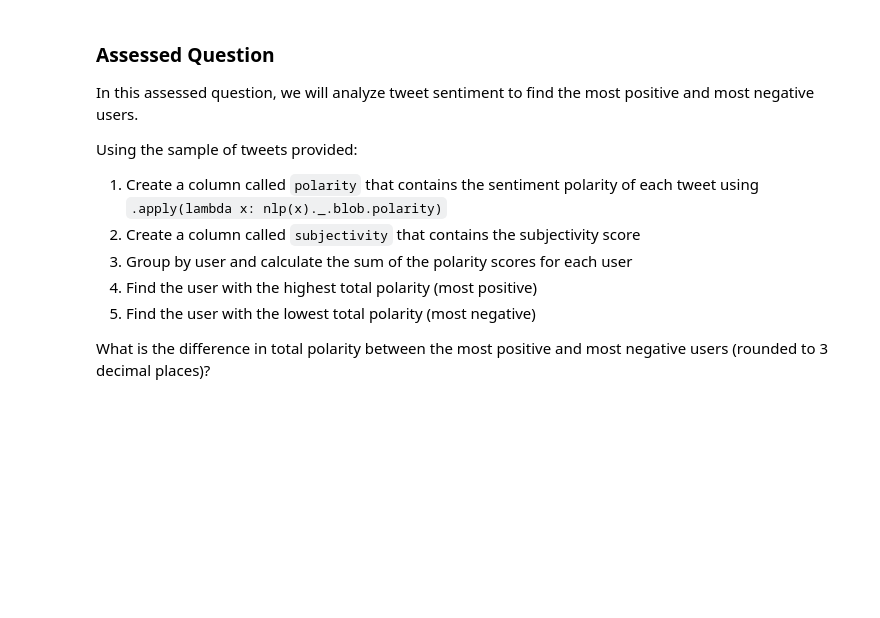
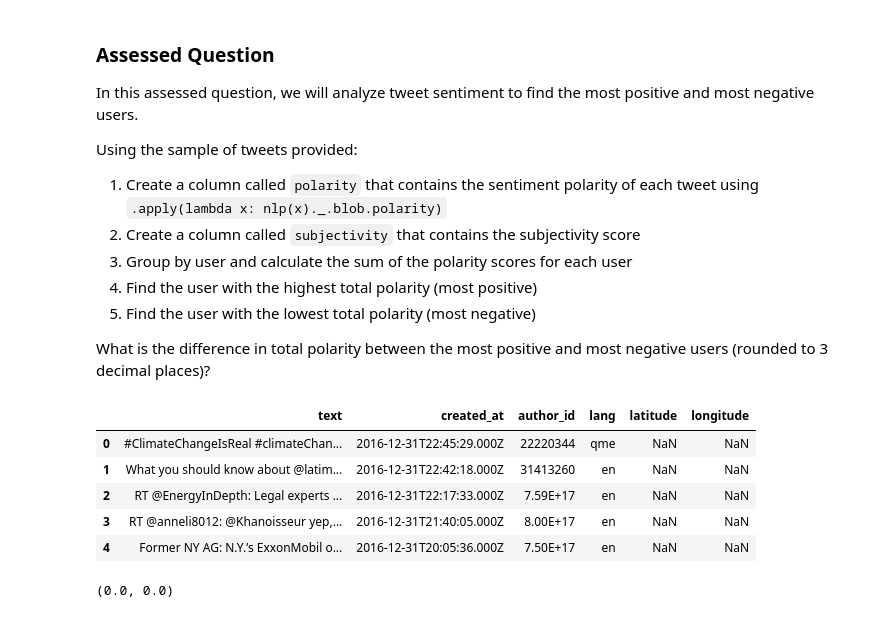
Before and after one commit to mba3291/QM2, a Jupyter notebook: W4_Natural_Language_Processing_Student_Version.ipynb, the cells around one changed output. Cells and saved outputs as stored; diff of their text form; code cells hidden in the pictures; blank space fills up the shorter version.

```diff
--- a/W4_Natural_Language_Processing_Student_Version.ipynb
+++ b/W4_Natural_Language_Processing_Student_Version.ipynb
@@ -660,0 +667,17 @@ tweets['subjectivity'] = tweets['text'].apply(lambda x: nlp(x)._.blob.subjectivi
+# %%
+tweets = pd.read_csv("data/wk4/Exxon_tweets_clean.csv")
+tweets.head()
+# %% [output]
+|  | text | created_at | author_id | lang | latitude | longitude |
+| 0 | #ClimateChangeIsReal #climateChan... | 2016-12-31T22:45:29.000Z | 22220344 | qme | NaN | NaN |
+| 1 | What you should know about @latim... | 2016-12-31T22:42:18.000Z | 31413260 | en | NaN | NaN |
+| 2 | RT @EnergyInDepth: Legal experts ... | 2016-12-31T22:17:33.000Z | 7.59E+17 | en | NaN | NaN |
+| 3 | RT @anneli8012: @Khanoisseur yep,... | 2016-12-31T21:40:05.000Z | 8.00E+17 | en | NaN | NaN |
+| 4 | Former NY AG: N.Y.’s ExxonMobil o... | 2016-12-31T20:05:36.000Z | 7.50E+17 | en | NaN | NaN |
+# %%
+text = tweets.iloc[0]['text']
+doc = nlp(text)
+
+doc._.blob.polarity, doc._.blob.subjectivity
+# %% [output]
+(0.0, 0.0)
```
Also changed, not shown: parts of 22 cells of this notebook.
